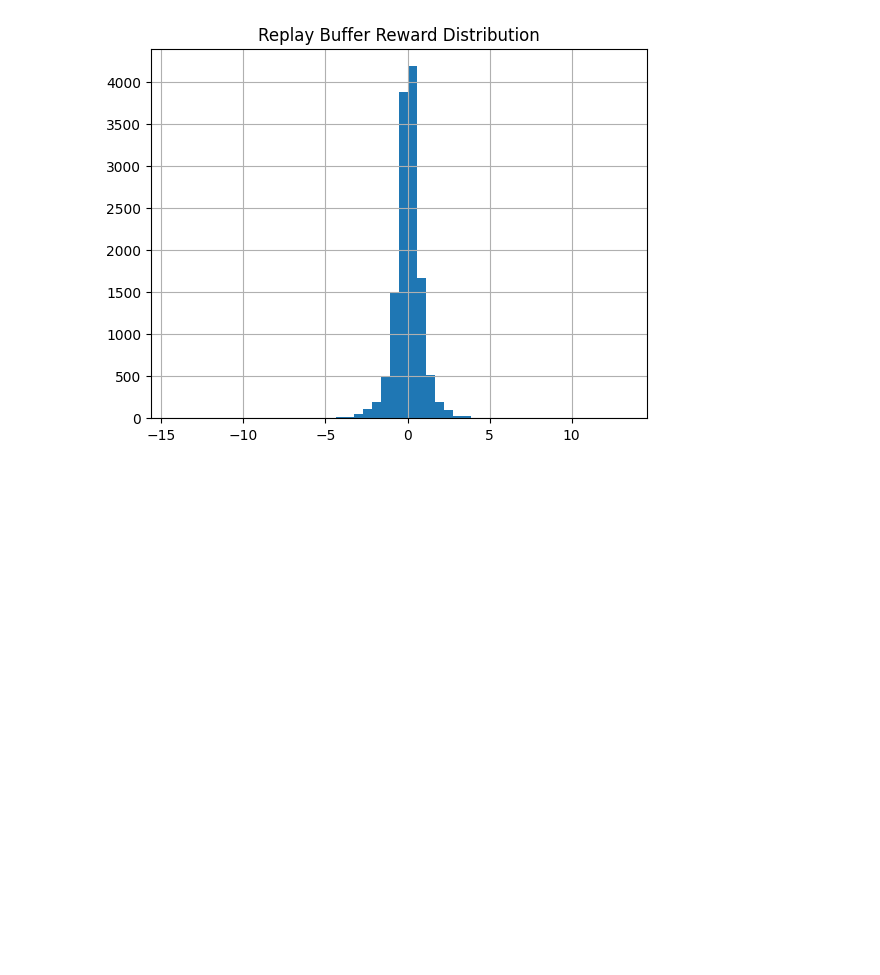
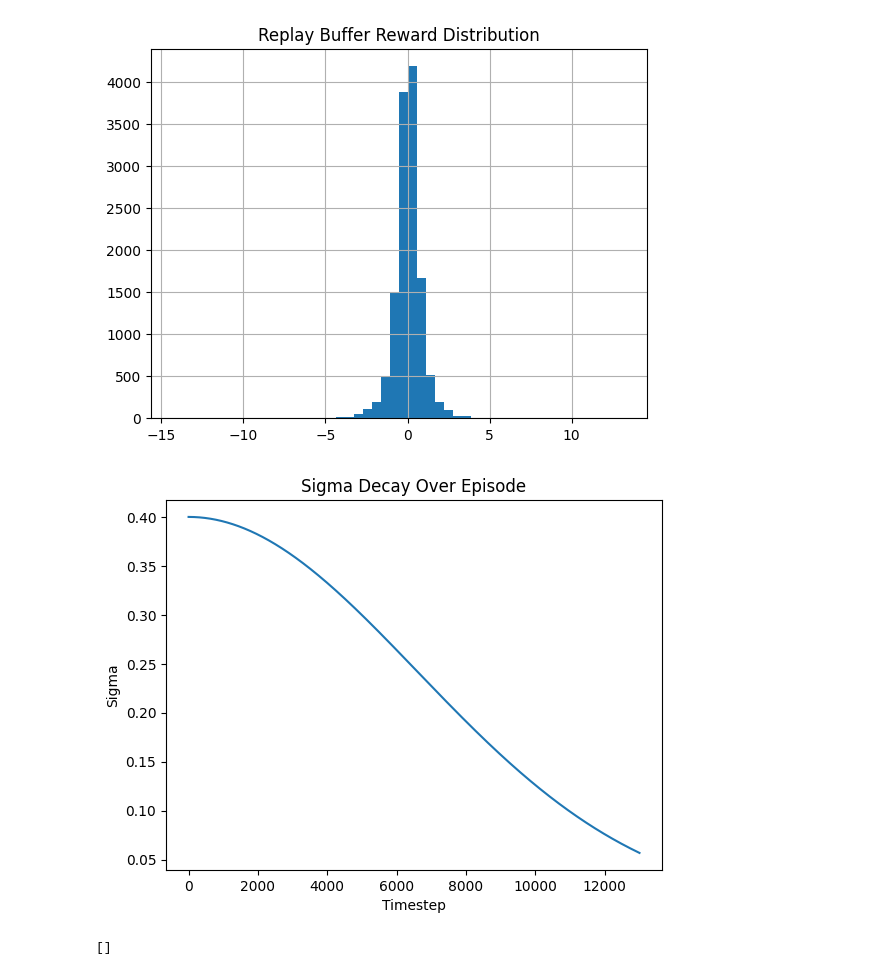
Before and after one commit to mrajancsr/deep-policy-gradient-portfolio, a Jupyter notebook: ddpgportfolio/agent/test.ipynb, the cells around one changed output. Drawn from its saved outputs; the diff is of its cells as text; code cells hidden in the pictures; blank space fills up the shorter version.

```diff
--- a/ddpgportfolio/agent/test.ipynb
+++ b/ddpgportfolio/agent/test.ipynb
@@ -206,3 +204,29 @@ Reward Mean: 0.021240092854266306, Reward Std: 0.9265191851598126
 np.random.uniform(
                 -3, 3
             )  # Simulate expected reward range
+# %%
+import matplotlib.pyplot as plt
+import numpy as np
+
+sigma_values = []
+sigma = 0.4  # Initial sigma
+decay_rate_within_episode = 0.0003
+min_sigma = 0.05
+n_samples = 13_000
+
+for t in range(1, n_samples + 1):
+    dt = t / n_samples
+    sigma = max(sigma * np.exp(-dt * decay_rate_within_episode), min_sigma)
+    sigma_values.append(sigma)
+
+plt.plot(range(1, n_samples + 1), sigma_values)
+plt.title("Sigma Decay Over Episode")
+plt.xlabel("Timestep")
+plt.ylabel("Sigma")
+plt.show()
+# %% [output]
+[figure, added]
+# %%
+sigma_values[13000:]
+# %% [output]
+[]
```
Also changed, not shown: parts of 10 cells of this notebook, 7 other files.
